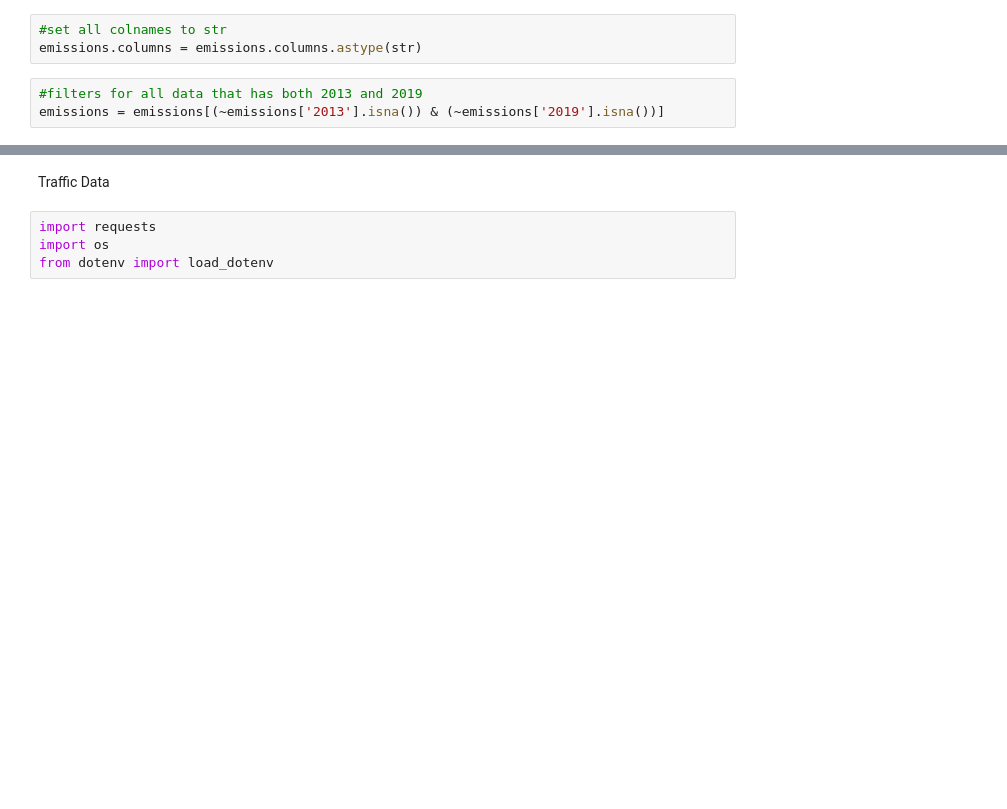
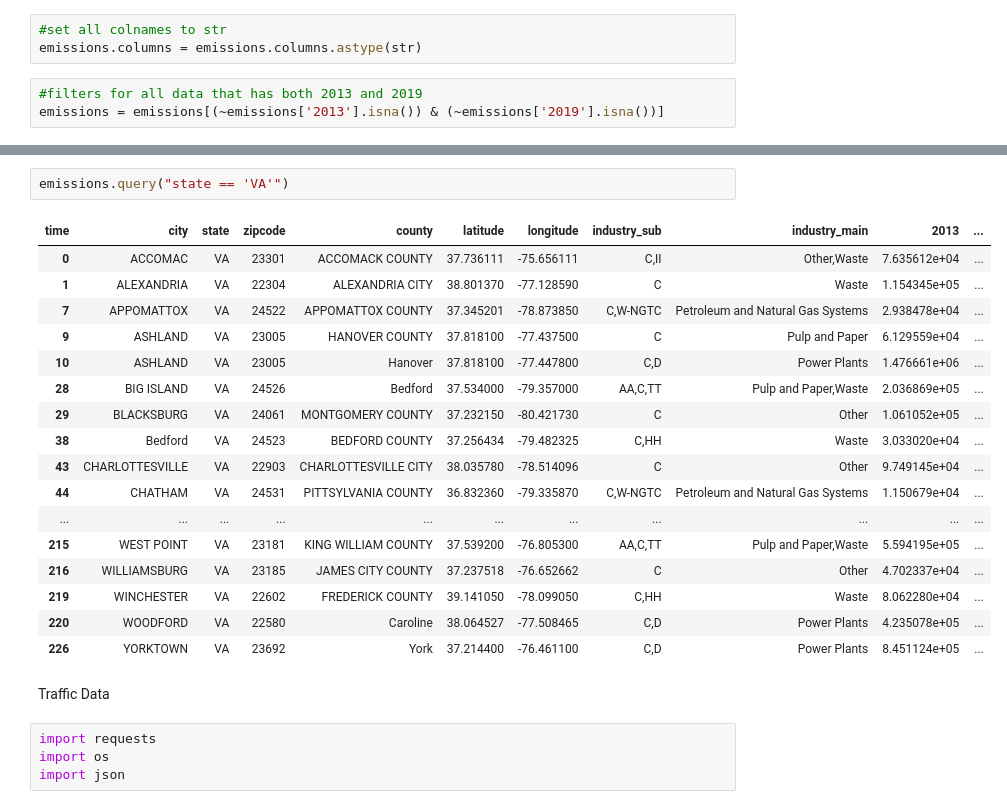
Before and after one commit to IbadatJarg/PPOL5203-Final_Project_Bikeshare, a Jupyter notebook: cleaning_emissions_and_traffic.ipynb, the cells around one changed output, grey strips where cells are left out. Cells and saved outputs as stored; diff of their text form; blank space fills up the shorter version.

```diff
--- a/cleaning_emissions_and_traffic.ipynb
+++ b/cleaning_emissions_and_traffic.ipynb
@@ -71,6 +101,26 @@ emissions = emissions[(~emissions['2013'].isna()) & (~emissions['2019'].isna())]
+# %%
+emissions.query("state == 'VA'")
+# %% [output]
+| time | city | state | zipcode | county | latitude | longitude | industry_sub | industry_main | 2013 | ... |
+| 0 | ACCOMAC | VA | 23301 | ACCOMACK COUNTY | 37.736111 | -75.656111 | C,II | Other,Waste | 7.635612e+04 | ... |
+| 1 | ALEXANDRIA | VA | 22304 | ALEXANDRIA CITY | 38.801370 | -77.128590 | C | Waste | 1.154345e+05 | ... |
+| 7 | APPOMATTOX | VA | 24522 | APPOMATTOX COUNTY | 37.345201 | -78.873850 | C,W-NGTC | Petroleum and Natural Gas Systems | 2.938478e+04 | ... |
+| 9 | ASHLAND | VA | 23005 | HANOVER COUNTY | 37.818100 | -77.437500 | C | Pulp and Paper | 6.129559e+04 | ... |
+| 10 | ASHLAND | VA | 23005 | Hanover | 37.818100 | -77.447800 | C,D | Power Plants | 1.476661e+06 | ... |
+| 28 | BIG ISLAND | VA | 24526 | Bedford | 37.534000 | -79.357000 | AA,C,TT | Pulp and Paper,Waste | 2.036869e+05 | ... |
+| 29 | BLACKSBURG | VA | 24061 | MONTGOMERY COUNTY | 37.232150 | -80.421730 | C | Other | 1.061052e+05 | ... |
+| 38 | Bedford | VA | 24523 | BEDFORD COUNTY | 37.256434 | -79.482325 | C,HH | Waste | 3.033020e+04 | ... |
+| 43 | CHARLOTTESVILLE | VA | 22903 | CHARLOTTESVILLE CITY | 38.035780 | -78.514096 | C | Other | 9.749145e+04 | ... |
+| 44 | CHATHAM | VA | 24531 | PITTSYLVANIA COUNTY | 36.832360 | -79.335870 | C,W-NGTC | Petroleum and Natural Gas Systems | 1.150679e+04 | ... |
+| ... | ... | ... | ... | ... | ... | ... | ... | ... | ... | ... |
+| 215 | WEST POINT | VA | 23181 | KING WILLIAM COUNTY | 37.539200 | -76.805300 | AA,C,TT | Pulp and Paper,Waste | 5.594195e+05 | ... |
+| 216 | WILLIAMSBURG | VA | 23185 | JAMES CITY COUNTY | 37.237518 | -76.652662 | C | Other | 4.702337e+04 | ... |
+| 219 | WINCHESTER | VA | 22602 | FREDERICK COUNTY | 39.141050 | -78.099050 | C,HH | Waste | 8.062280e+04 | ... |
+| 220 | WOODFORD | VA | 22580 | Caroline | 38.064527 | -77.508465 | C,D | Power Plants | 4.235078e+05 | ... |
+| 226 | YORKTOWN | VA | 23692 | York | 37.214400 | -76.461100 | C,D | Power Plants | 8.451124e+05 | ... |
 # %% [markdown]
 Traffic Data
 # %%
 import requests
 import os
-from dotenv import load_dotenv
+import json
```
Also changed, not shown: parts of 10 cells of this notebook.
